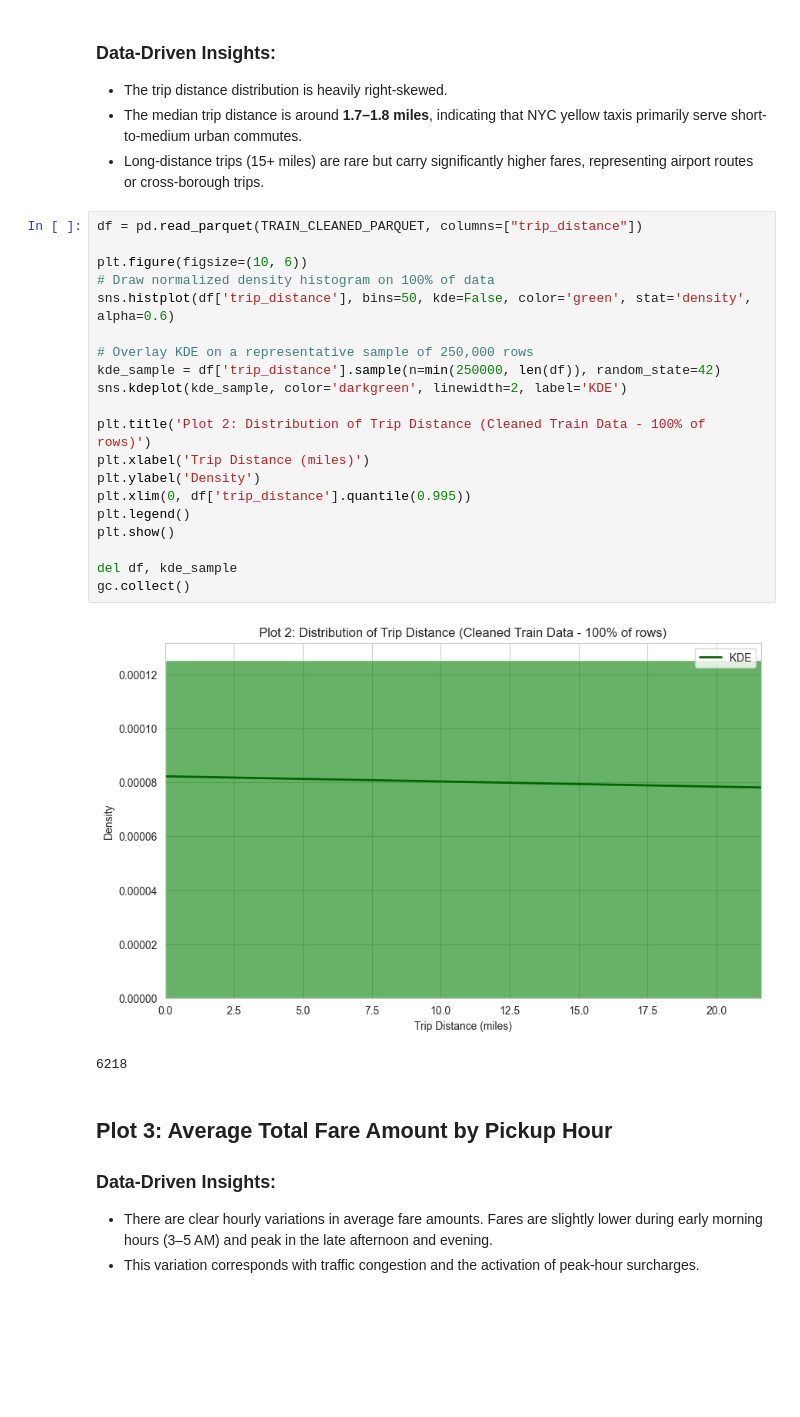
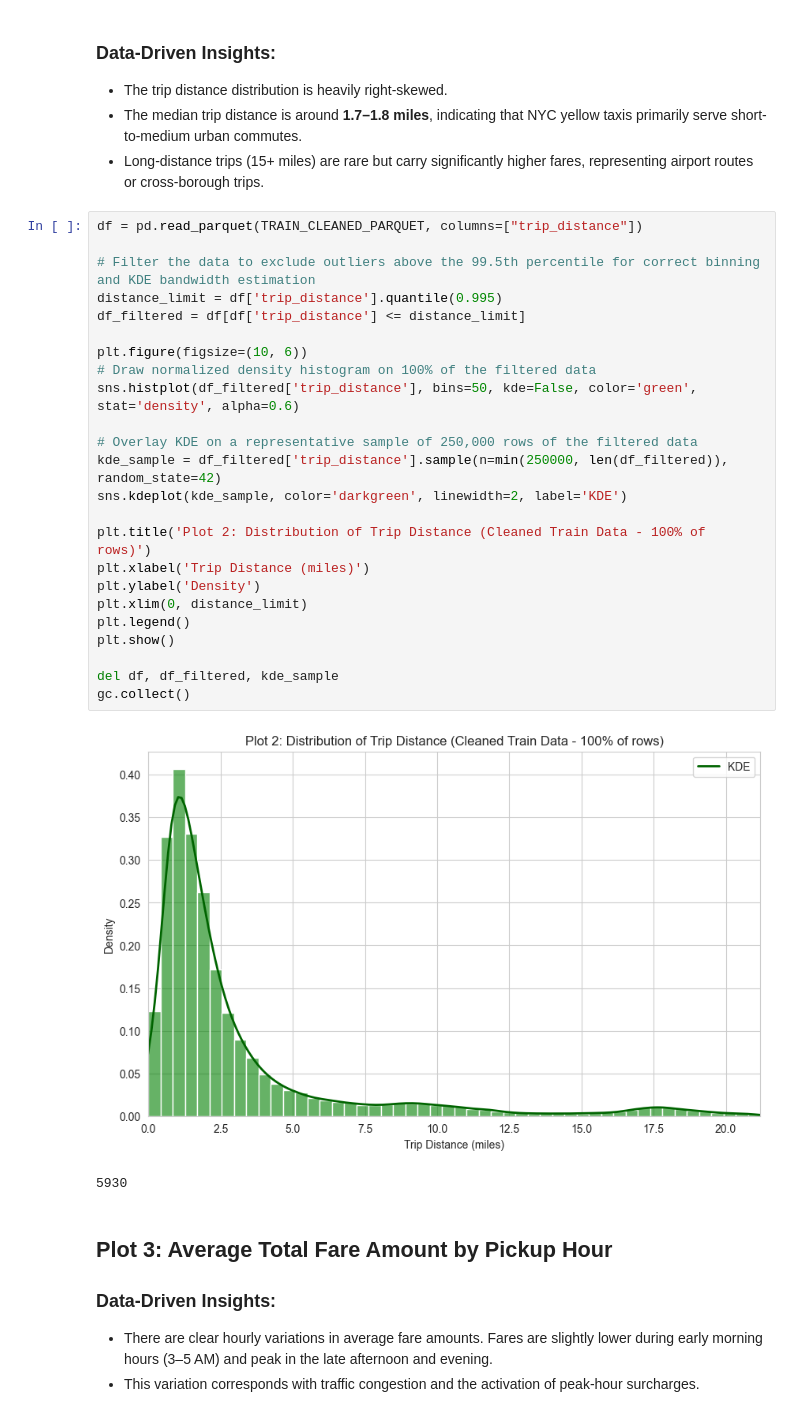
Before and after one commit to netanelr6/nyc-tlc-project-dsma-course, a Jupyter notebook: notebooks/01_eda_trip_fare.ipynb, the cells around one changed output. Saved outputs shown, nothing was run; the diff lists cells and outputs as text; blank space fills up the shorter version.

```diff
--- a/notebooks/01_eda_trip_fare.ipynb
+++ b/notebooks/01_eda_trip_fare.ipynb
@@ -335,26 +334,30 @@ gc.collect()
 # %%
 df = pd.read_parquet(TRAIN_CLEANED_PARQUET, columns=["trip_distance"])
 
+# Filter the data to exclude outliers above the 99.5th percentile for correct binning and KDE bandwidth estimation
+distance_limit = df['trip_distance'].quantile(0.995)
+df_filtered = df[df['trip_distance'] <= distance_limit]
+
 plt.figure(figsize=(10, 6))
-# Draw normalized density histogram on 100% of data
-sns.histplot(df['trip_distance'], bins=50, kde=False, color='green', stat='density', alpha=0.6)
+# Draw normalized density histogram on 100% of the filtered data
+sns.histplot(df_filtered['trip_distance'], bins=50, kde=False, color='green', stat='density', alpha=0.6)
 
-# Overlay KDE on a representative sample of 250,000 rows
-kde_sample = df['trip_distance'].sample(n=min(250000, len(df)), random_state=42)
+# Overlay KDE on a representative sample of 250,000 rows of the filtered data
+kde_sample = df_filtered['trip_distance'].sample(n=min(250000, len(df_filtered)), random_state=42)
 sns.kdeplot(kde_sample, color='darkgreen', linewidth=2, label='KDE')
 
 plt.title('Plot 2: Distribution of Trip Distance (Cleaned Train Data - 100% of rows)')
 plt.xlabel('Trip Distance (miles)')
 plt.ylabel('Density')
-plt.xlim(0, df['trip_distance'].quantile(0.995))
+plt.xlim(0, distance_limit)
 plt.legend()
 plt.show()
 
-del df, kde_sample
+del df, df_filtered, kde_sample
 gc.collect()
 # %% [output]
-[figure, old version]
+[figure, new version]
-6218
+5930
 # %% [markdown]
 ## Plot 3: Average Total Fare Amount by Pickup Hour
 
```
Also changed, not shown: parts of 25 cells of this notebook, 1 other file.
